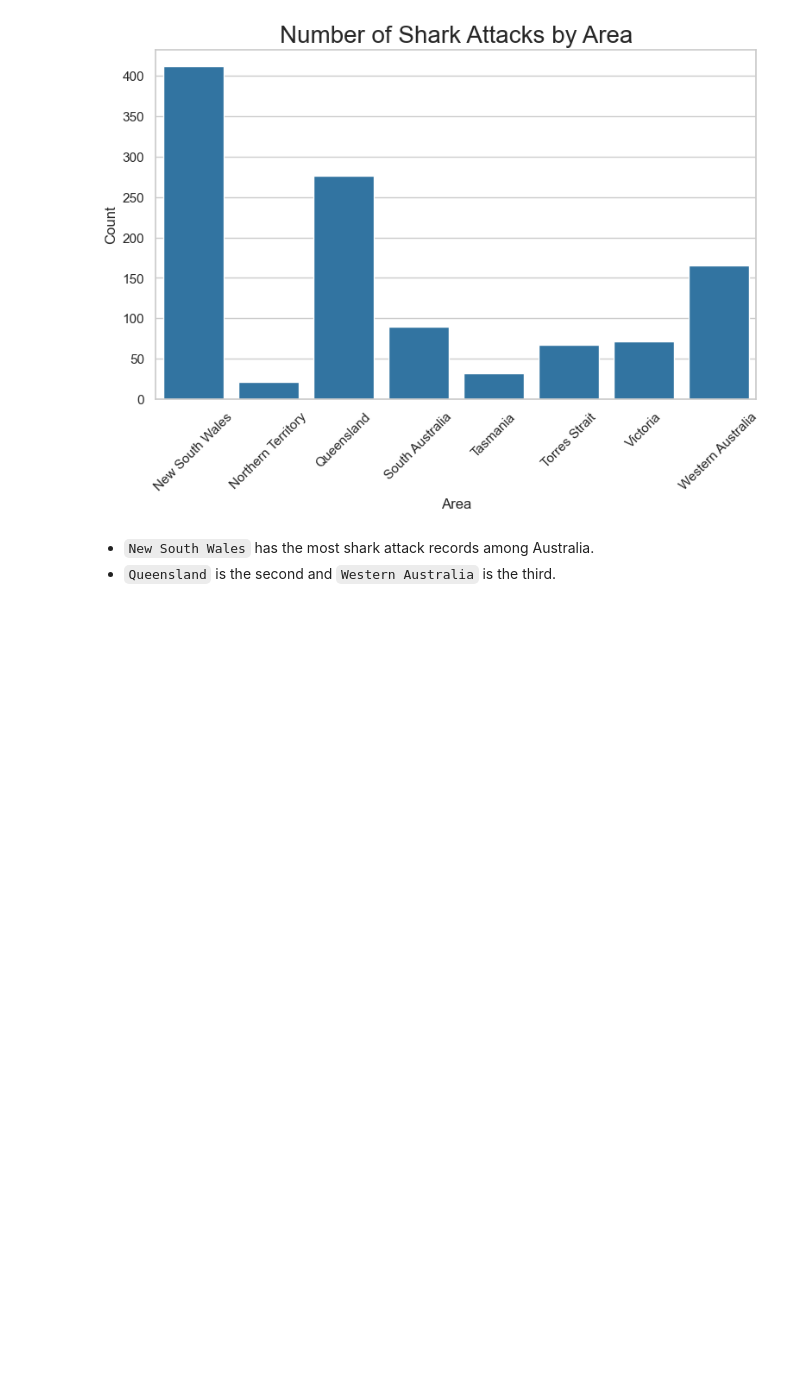
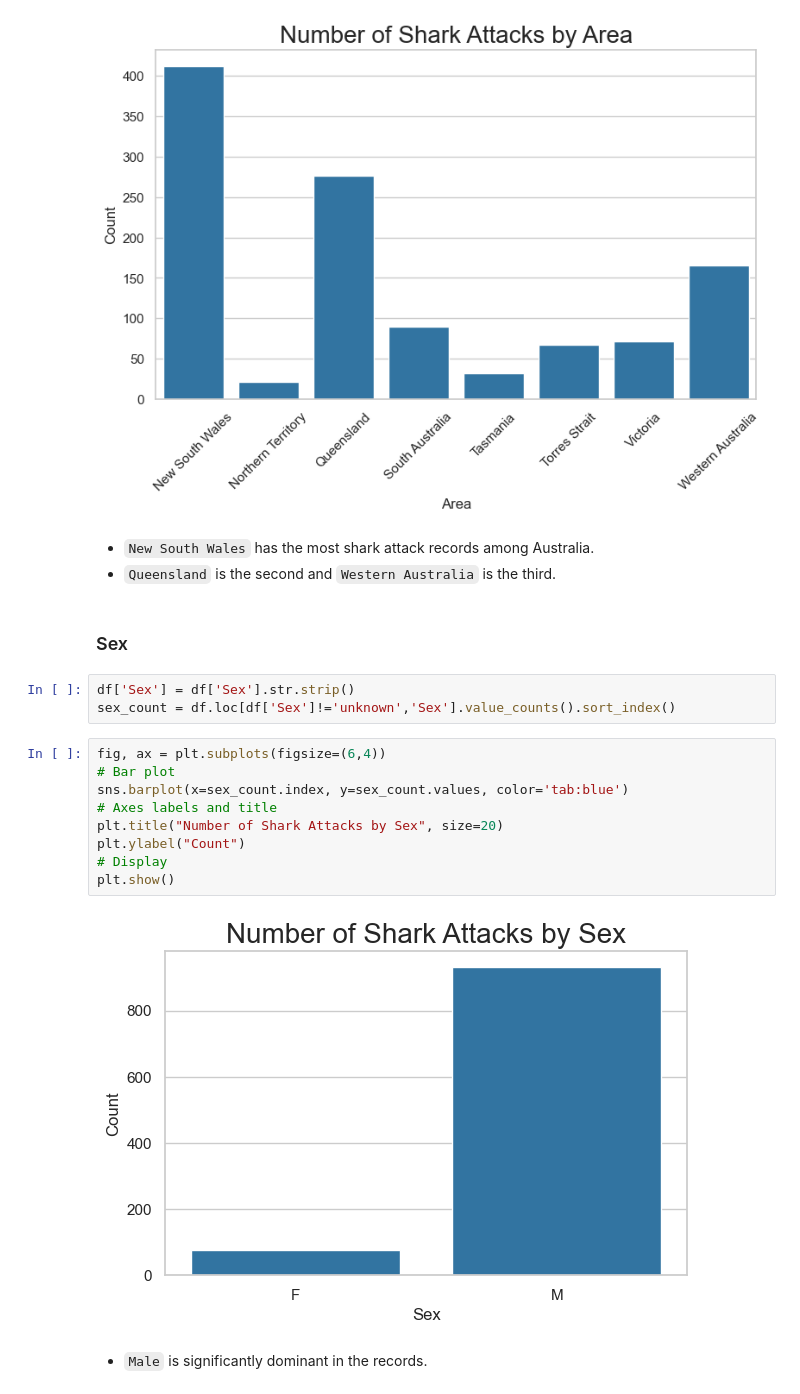
Before and after one commit to moscmh/shark, a Jupyter notebook: shark.ipynb, the cells around one changed output. Drawn from its saved outputs; the diff is of its cells as text; blank space fills up the shorter version.

```diff
--- a/shark.ipynb
+++ b/shark.ipynb
@@ -539,3 +539,21 @@ plt.show()
 # %% [markdown]
 * `New South Wales` has the most shark attack records among Australia.
 * `Queensland` is the second and `Western Australia` is the third.
+# %% [markdown]
+### Sex
+# %%
+df['Sex'] = df['Sex'].str.strip()
+sex_count = df.loc[df['Sex']!='unknown','Sex'].value_counts().sort_index()
+# %%
+fig, ax = plt.subplots(figsize=(6,4))
+# Bar plot
+sns.barplot(x=sex_count.index, y=sex_count.values, color='tab:blue')
+# Axes labels and title
+plt.title("Number of Shark Attacks by Sex", size=20)
+plt.ylabel("Count")
+# Display
+plt.show()
+# %% [output]
+[figure, added]
+# %% [markdown]
+* `Male` is significantly dominant in the records.
```
